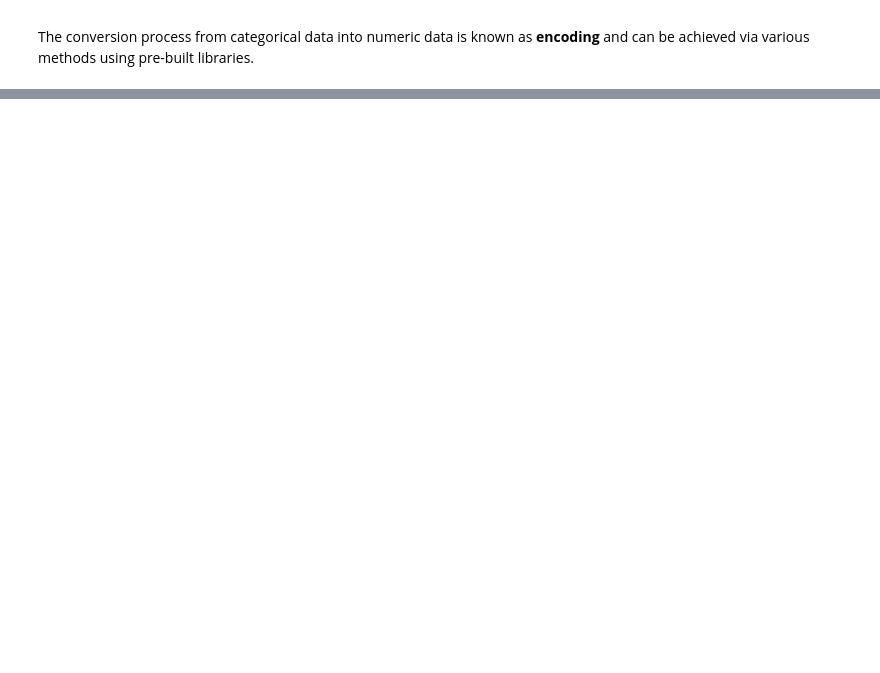
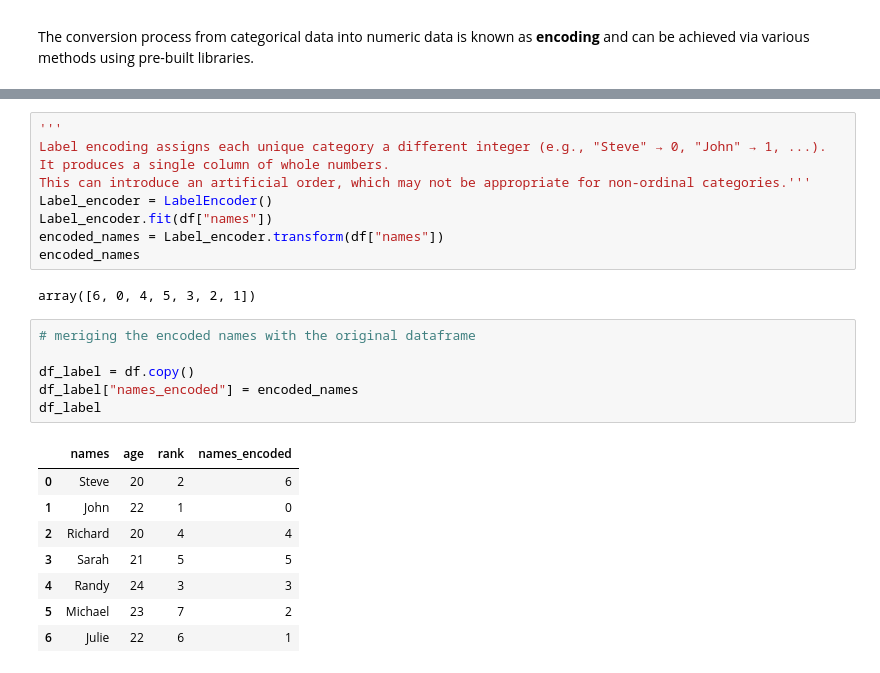
Before and after one commit to PatThompson1306/exercises, a Jupyter notebook: linked_in/linkedin_18_cleaning_and_treating_cat_variables.ipynb, the cells around one changed output, grey strips where cells are left out. Drawn from its saved outputs; the diff is of its cells as text; blank space fills up the shorter version.

```diff
--- a/linked_in/linkedin_18_cleaning_and_treating_cat_variables.ipynb
+++ b/linked_in/linkedin_18_cleaning_and_treating_cat_variables.ipynb
@@ -22,0 +49,26 @@ data = {"names": ["Steve", "John", "Richard", "Sarah", "Randy", "Michael", "Juli
+# %%
+'''
+Label encoding assigns each unique category a different integer (e.g., "Steve" → 0, "John" → 1, ...).
+It produces a single column of whole numbers.
+This can introduce an artificial order, which may not be appropriate for non-ordinal categories.'''
+Label_encoder = LabelEncoder()
+Label_encoder.fit(df["names"])
+encoded_names = Label_encoder.transform(df["names"])
+encoded_names
+# %% [output]
+array([6, 0, 4, 5, 3, 2, 1])
+# %%
+# meriging the encoded names with the original dataframe
+
+df_label = df.copy()
+df_label["names_encoded"] = encoded_names
+df_label
+# %% [output]
+|  | names | age | rank | names_encoded |
+| 0 | Steve | 20 | 2 | 6 |
+| 1 | John | 22 | 1 | 0 |
+| 2 | Richard | 20 | 4 | 4 |
+| 3 | Sarah | 21 | 5 | 5 |
+| 4 | Randy | 24 | 3 | 3 |
+| 5 | Michael | 23 | 7 | 2 |
+| 6 | Julie | 22 | 6 | 1 |
```
Also changed, not shown: parts of 4 cells of this notebook, 1 other file.
